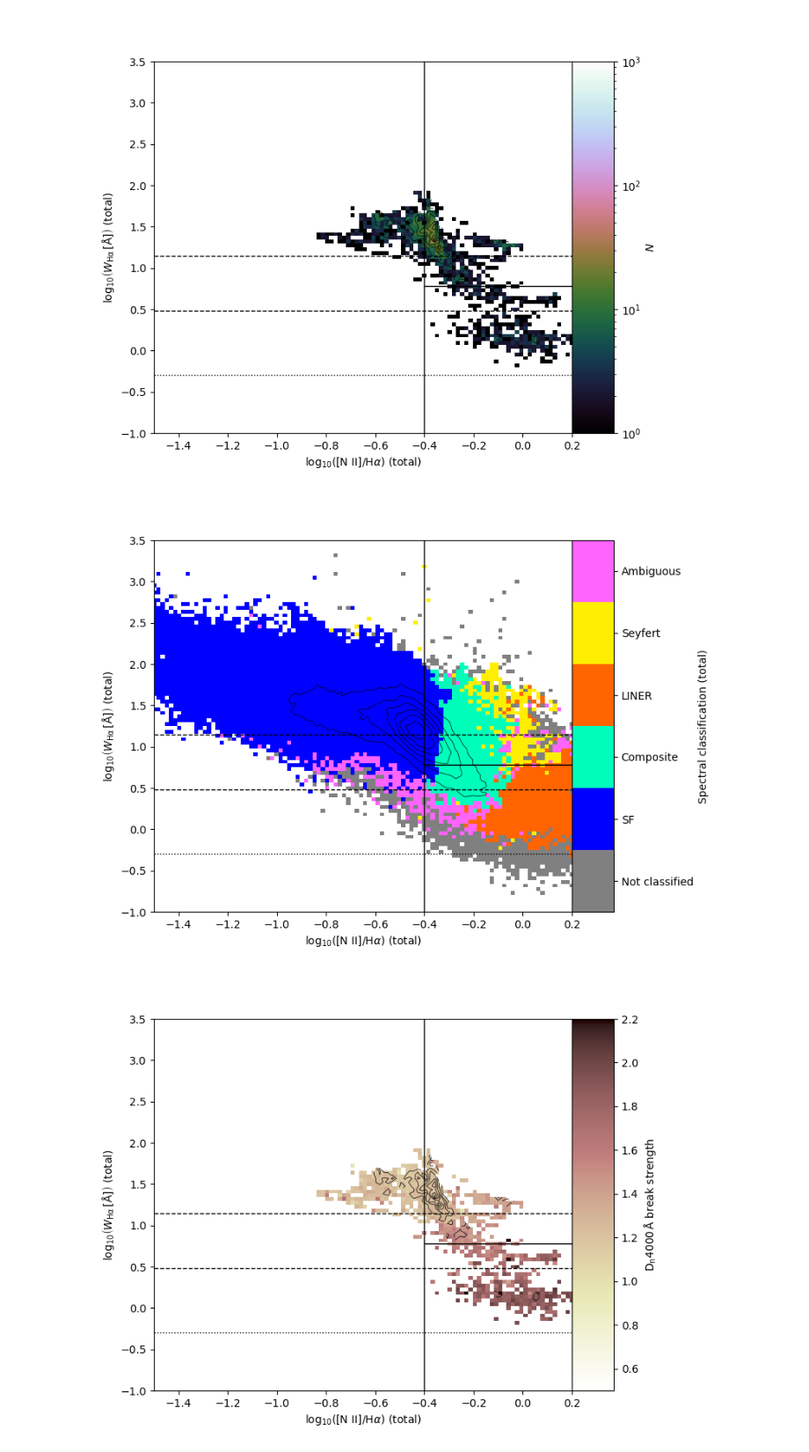
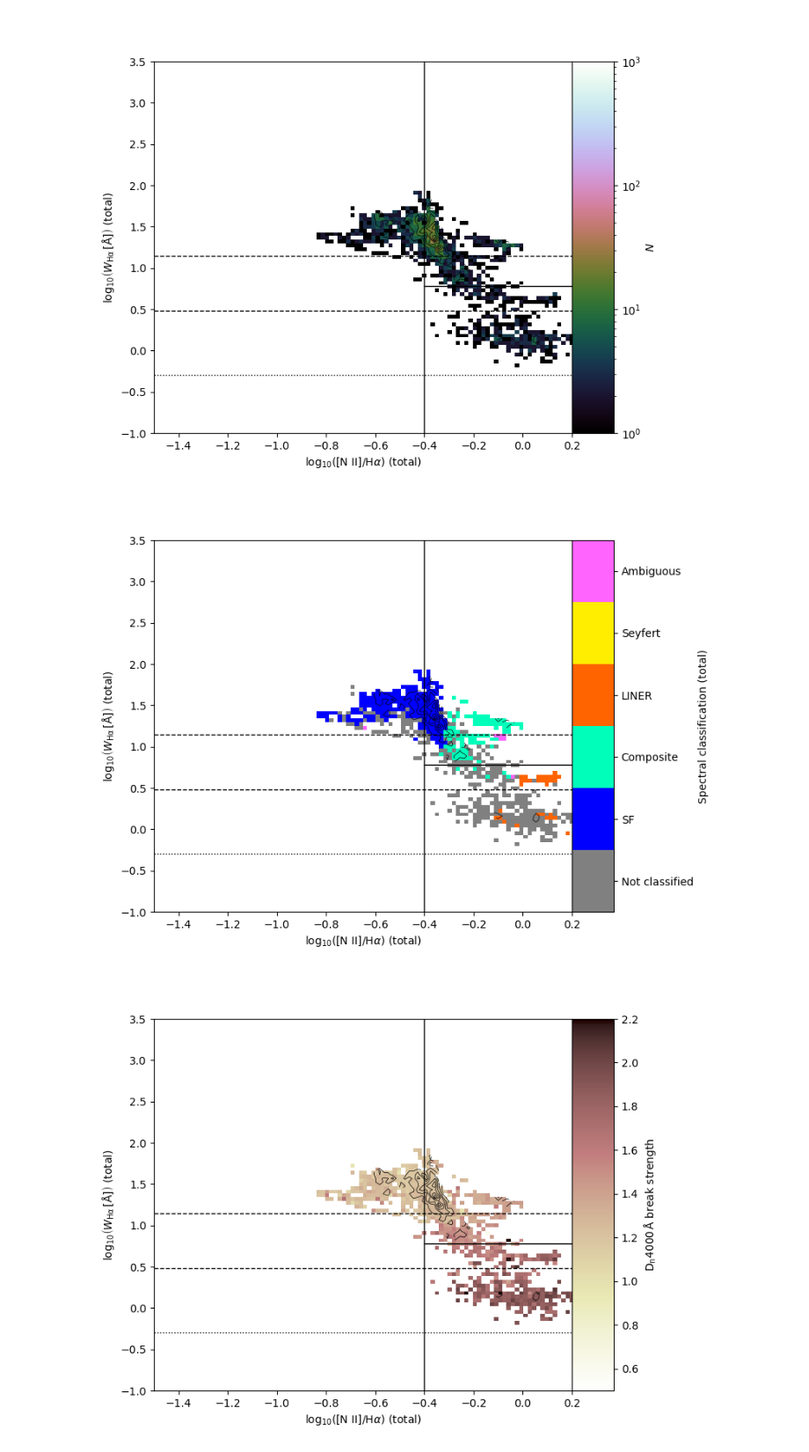
Before and after one commit to hzovaro/spaxelsleuth, a Jupyter notebook: examples/Examples - SAMI.ipynb, the cells around one changed output. Shown at 88% size. Saved outputs shown, nothing was run; the diff lists cells and outputs as text; code cells hidden in the pictures.

Commit message:
Updated input arg to plot2dmap() and plot2dhistcontours() to use 'BPT (total)' rather than 'BPT (numeric) (total)'

```diff
--- a/examples/Examples - SAMI.ipynb
+++ b/examples/Examples - SAMI.ipynb
@@ -236,12 +236,12 @@ _ = plot2dhistcontours(df=df,
 # %%
 # Repeat the above, but colour by the median BPT classification
 _ = plot2dhistcontours(df=df,
               col_x=f"log N2 (total)",
               col_y=f"log HALPHA EW (total)",
-              col_z="BPT (numeric) (total)",
+              col_z="BPT (total)",
               plot_colorbar=True)
 # %% [output]
-[figure, old version]
+[figure, new version]
 # %%
 # Repeat the above, but colour by the D4000Å break strength
 _ = plot2dhistcontours(df=df,
```
